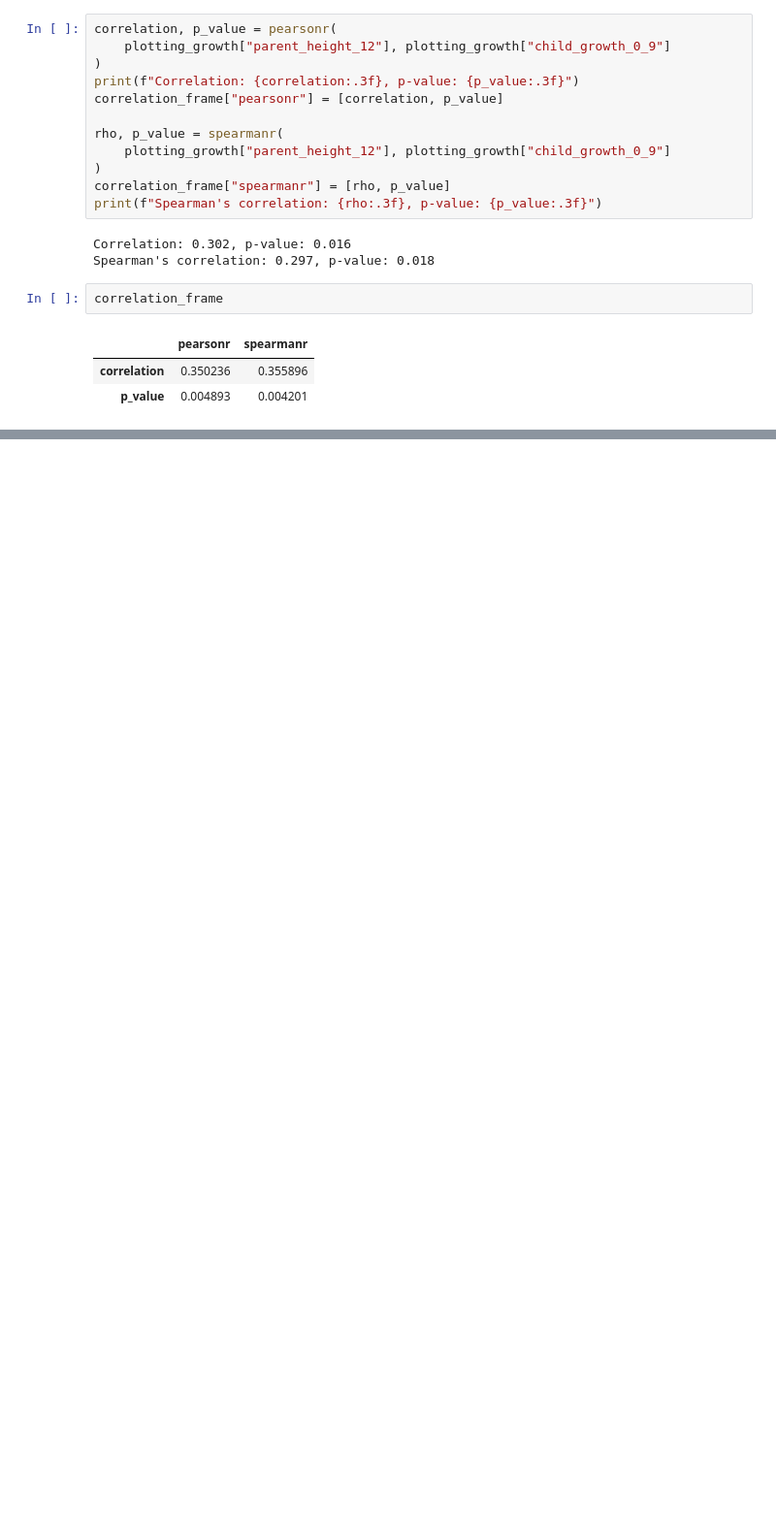
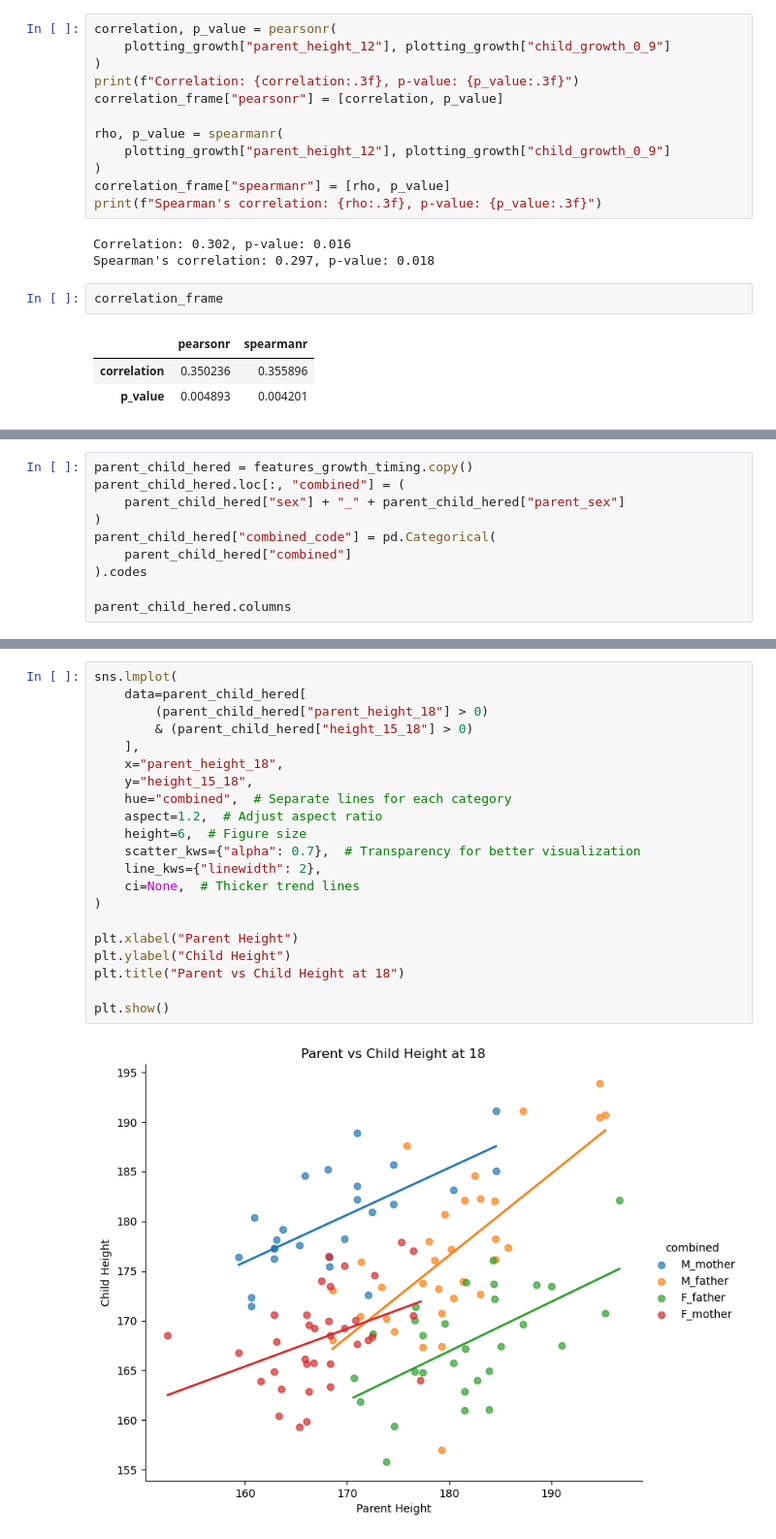
Before and after one commit to aavalose/aliens_height, a Jupyter notebook: final_notebook.ipynb, the cells around one changed output, grey strips where cells are left out. Shown at 97% size. Saved outputs shown, nothing was run; the diff lists cells and outputs as text; blank space fills up the shorter version.

```diff
--- a/final_notebook.ipynb
+++ b/final_notebook.ipynb
@@ -987,0 +1457,10 @@ correlation_frame
+# %%
+parent_child_hered = features_growth_timing.copy()
+parent_child_hered.loc[:, "combined"] = (
+    parent_child_hered["sex"] + "_" + parent_child_hered["parent_sex"]
+)
+parent_child_hered["combined_code"] = pd.Categorical(
+    parent_child_hered["combined"]
+).codes
+
+parent_child_hered.columns
@@ -987,0 +1499,23 @@ correlation_frame
+# %%
+sns.lmplot(
+    data=parent_child_hered[
+        (parent_child_hered["parent_height_18"] > 0)
+        & (parent_child_hered["height_15_18"] > 0)
+    ],
+    x="parent_height_18",
+    y="height_15_18",
+    hue="combined",  # Separate lines for each category
+    aspect=1.2,  # Adjust aspect ratio
+    height=6,  # Figure size
+    scatter_kws={"alpha": 0.7},  # Transparency for better visualization
+    line_kws={"linewidth": 2},
+    ci=None,  # Thicker trend lines
+)
+
+plt.xlabel("Parent Height")
+plt.ylabel("Child Height")
+plt.title("Parent vs Child Height at 18")
+
+plt.show()
+# %% [output]
+[figure, added]
```
Also changed, not shown: parts of 19 cells of this notebook.
